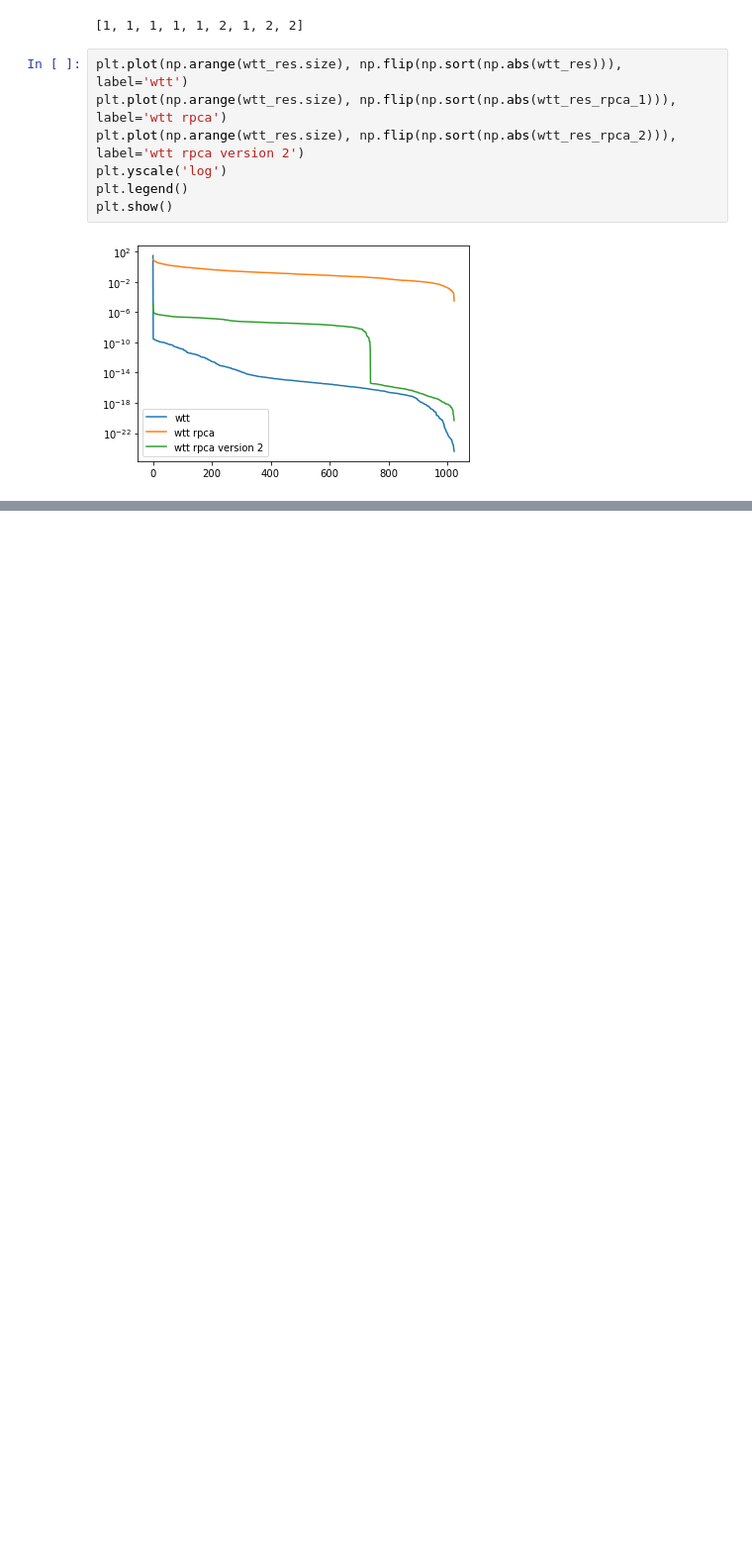
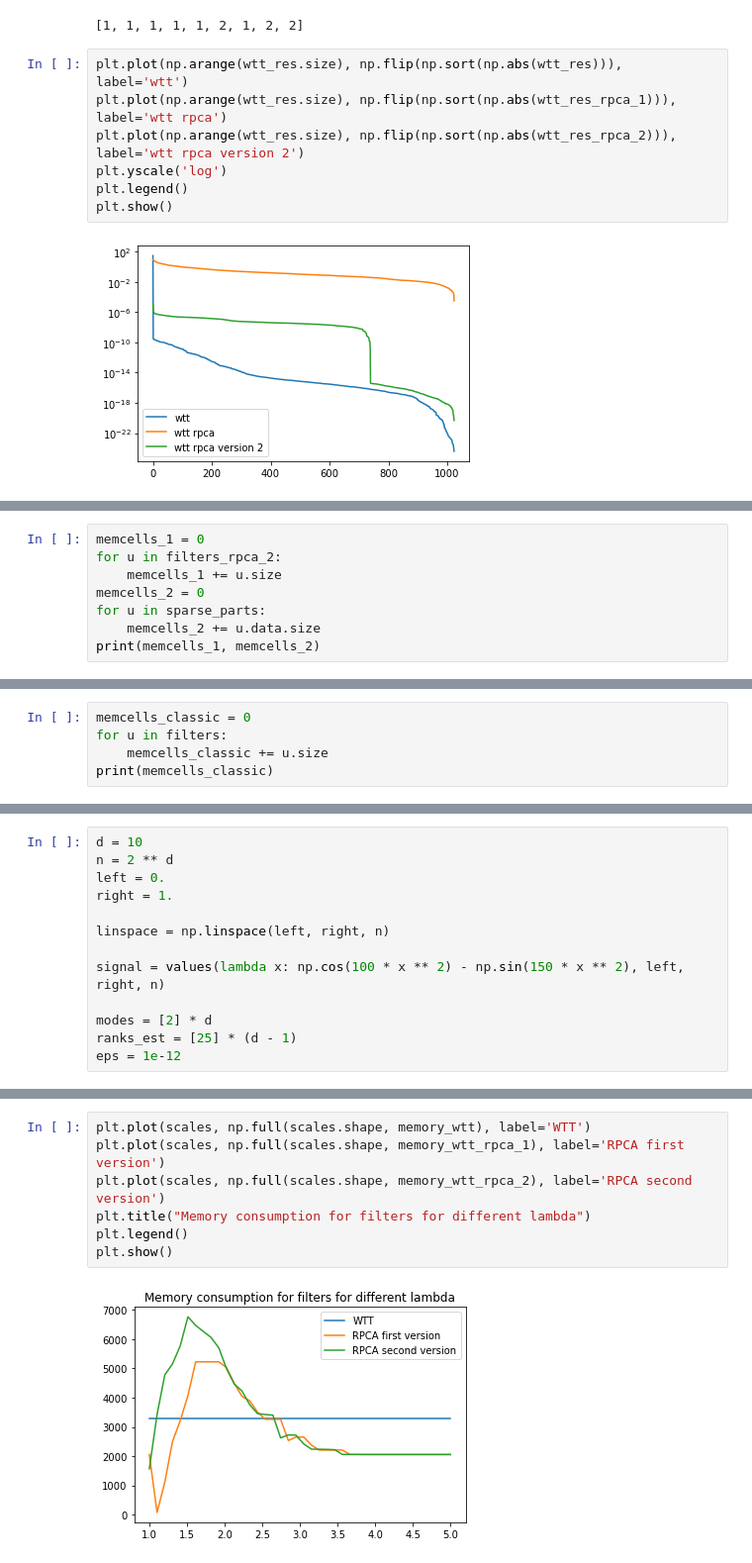
Before and after one commit to d1kolyadin/AMI_diploma, a Jupyter notebook: wtt-rpca-3.ipynb, the cells around one changed output, grey strips where cells are left out. Shown at 99% size. Cells and saved outputs as stored; diff of their text form; blank space fills up the shorter version.

Commit message:
attempt to non-convex rpca, experiments

```diff
--- a/wtt-rpca-3.ipynb
+++ b/wtt-rpca-3.ipynb
@@ -695,0 +698,8 @@ np.linalg.norm(signal - iwtt_res_2)
+# %%
+memcells_1 = 0
+for u in filters_rpca_2:
+    memcells_1 += u.size
+memcells_2 = 0
+for u in sparse_parts:
+    memcells_2 += u.data.size
+print(memcells_1, memcells_2)
@@ -695,0 +708,5 @@ np.linalg.norm(signal - iwtt_res_2)
+# %%
+memcells_classic = 0
+for u in filters:
+    memcells_classic += u.size
+print(memcells_classic)
@@ -695,0 +717,13 @@ np.linalg.norm(signal - iwtt_res_2)
+# %%
+d = 10
+n = 2 ** d
+left = 0.
+right = 1.
+
+linspace = np.linspace(left, right, n)
+
+signal = values(lambda x: np.cos(100 * x ** 2) - np.sin(150 * x ** 2), left, right, n)
+
+modes = [2] * d
+ranks_est = [25] * (d - 1)
+eps = 1e-12
@@ -695,0 +822,9 @@ np.linalg.norm(signal - iwtt_res_2)
+# %%
+plt.plot(scales, np.full(scales.shape, memory_wtt), label='WTT')
+plt.plot(scales, np.full(scales.shape, memory_wtt_rpca_1), label='RPCA first version')
+plt.plot(scales, np.full(scales.shape, memory_wtt_rpca_2), label='RPCA second version')
+plt.title("Memory consumption for filters for different lambda")
+plt.legend()
+plt.show()
+# %% [output]
+[figure, added]
```
Also changed, not shown: parts of 16 cells of this notebook, 1 other file.
